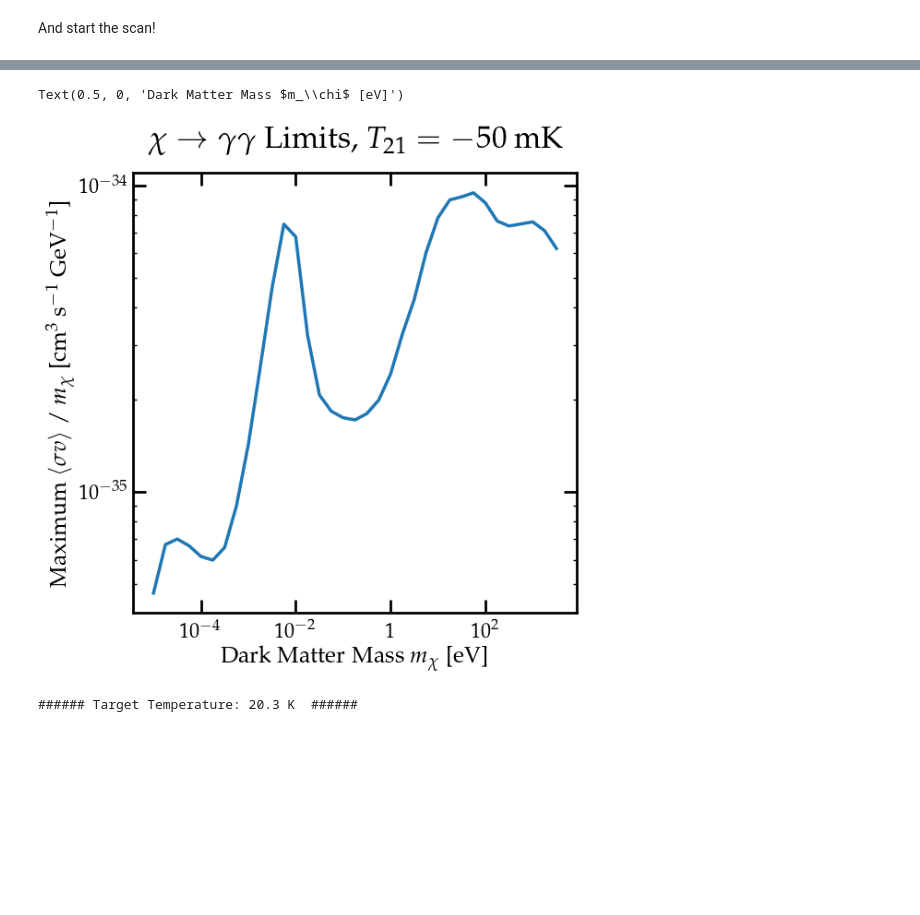
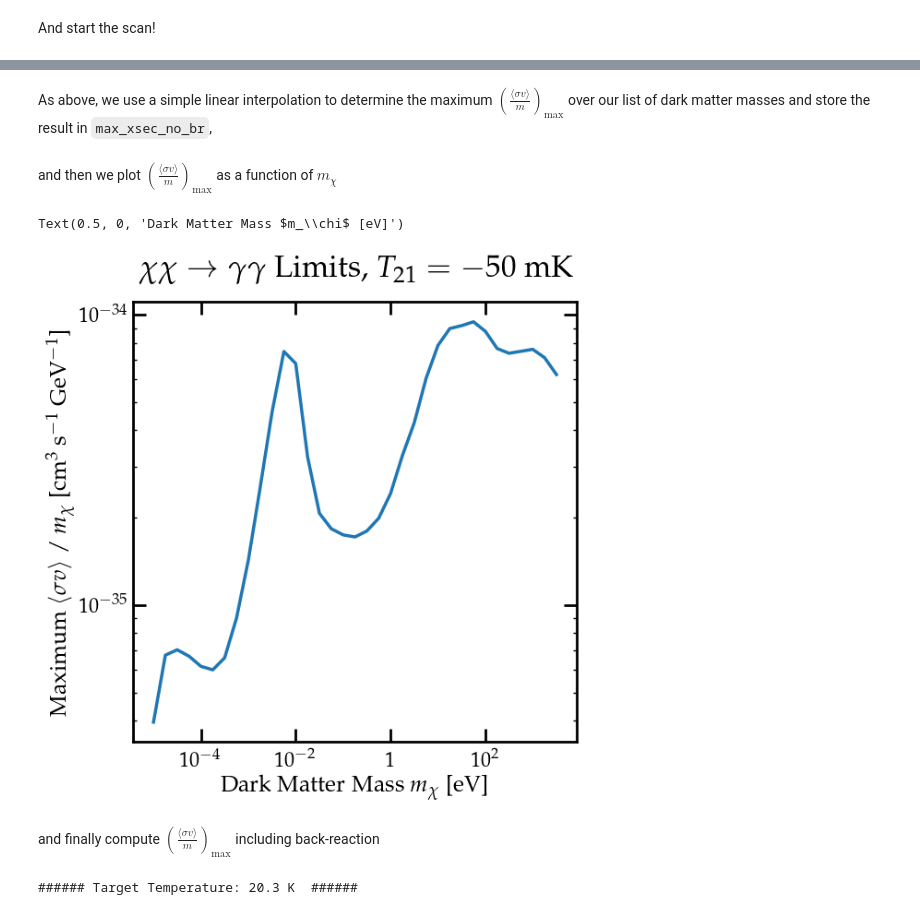
Before and after one commit to hongwanliu/DarkHistory, a Jupyter notebook: examples/Example_?_21cm_Sensitivity.ipynb, the cells around one changed output, grey strips where cells are left out. Cells and saved outputs as stored; diff of their text form; code cells hidden in the pictures; blank space fills up the shorter version.

```diff
--- a/examples/Example_?_21cm_Sensitivity.ipynb
+++ b/examples/Example_?_21cm_Sensitivity.ipynb
@@ -361,7 +364,7 @@ def get_T_swave(mDM, sigmav, br, pri):
             rs_vec, baseline_f = True,
             inj_particle = pri, DM_process = 'swave',
             mDM=mDM, sigmav = sigmav,
-            struct_boost=struct_temp
+            struct_boost=None
         )
 
         return result[-1,0]/phys.kB
@@ -492,6 +437,8 @@ sigmav/m: 1.0e-35  T(z = 17) w/o backreaction: 24.1 K
 sigmav/m: 5.6e-35  T(z = 17) w/o backreaction: 19.3 K
 sigmav/m: 1.0e-34  T(z = 17) w/o backreaction: 24.9 K
 ###### Calculation Complete! ######
+# %% [markdown]
+As above, we use a simple linear interpolation to determine the maximum $\left(\frac{\langle \sigma v \rangle}{m}\right)_\text{max}$ over our list of dark matter masses and store the result in `max_xsec_no_br`,
 # %%
 def get_log10_max_xsec(log10_sigmav_over_m_arr, Tm_arr, max_Tm):
     """Returns the log10 maximum sigma v over m from temperature calculations.
@@ -528,19 +475,23 @@ def get_log10_max_xsec(log10_sigmav_over_m_arr, Tm_arr, max_Tm):
 max_xsec_no_br = np.array(
     [get_log10_max_xsec(log10_sigmav_over_m_arr, row, Tm_max) for row in Tm_ann_no_br]
 )
+# %% [markdown]
+and then we plot $\left(\frac{\langle \sigma v \rangle}{m}\right)_\text{max}$ as a function of $m_\chi$
 # %%
 plt.figure()
 
 plt.loglog()
 
 plt.plot(10**log10_m_chi_arr/10**9, 10**(max_xsec_no_br))
 
-plt.title(r'$\chi \to \gamma \gamma$ Limits, $T_{21} = -50$ mK')
+plt.title(r'$\chi\chi \to \gamma \gamma$ Limits, $T_{21} = -50$ mK')
 plt.ylabel(r'Maximum $\langle \sigma v \rangle$ / $m_\chi$ [cm$^3$ s$^{-1}$ GeV$^{-1}$]')
 plt.xlabel(r'Dark Matter Mass $m_\chi$ [eV]')
 # %% [output]
 Text(0.5, 0, 'Dark Matter Mass $m_\\chi$ [eV]')
-[figure, old version]
+[figure, new version]
+# %% [markdown]
+and finally compute $\left(\frac{\langle \sigma v \rangle}{m}\right)_\text{max}$ including back-reaction
 # %%
 %autoreload
 print('###### Target Temperature: {:03.1f} K'.format(Tm_max), ' ######')
```
Also changed, not shown: parts of 11 cells of this notebook, 2 other files.
